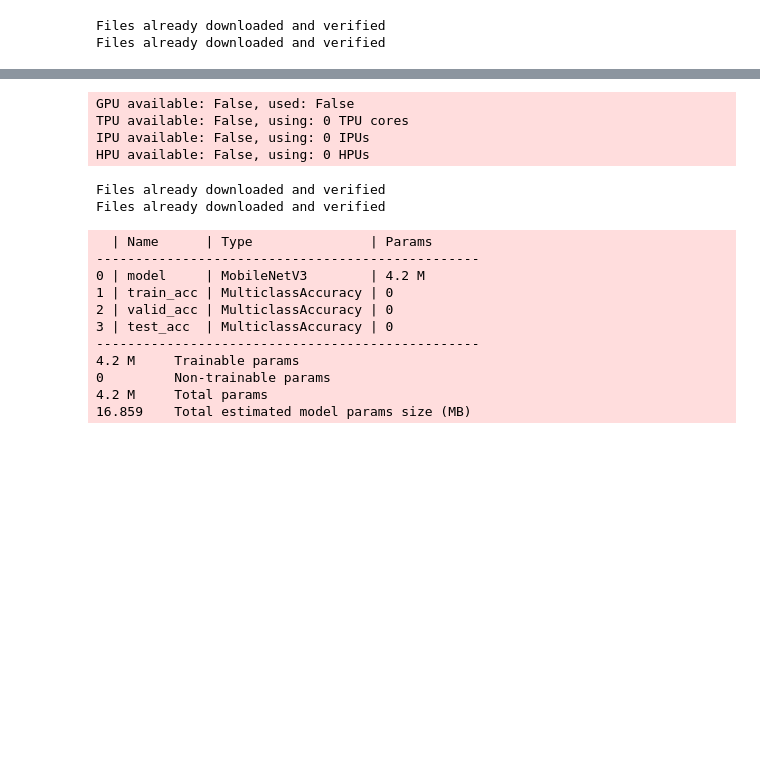
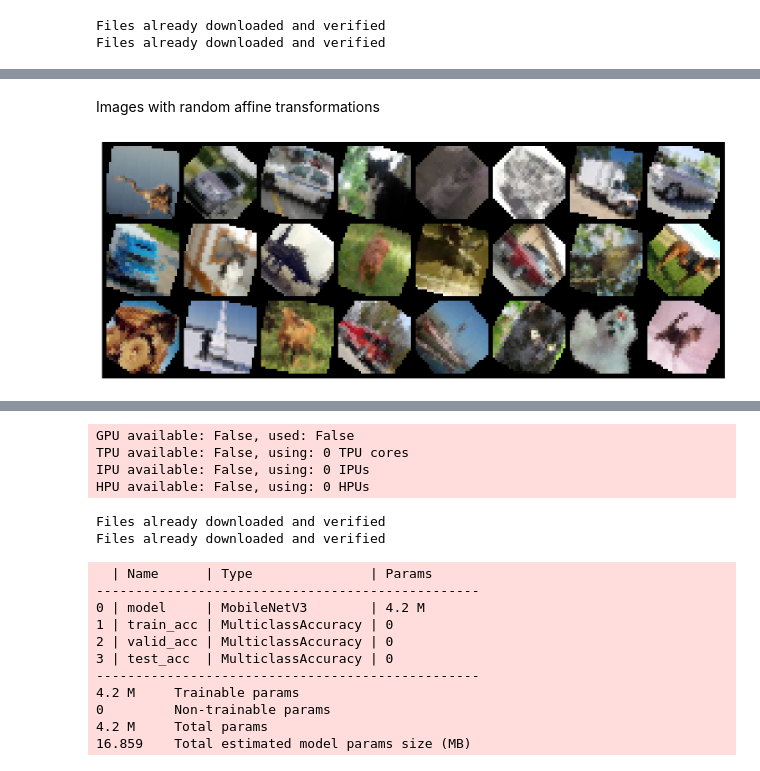
Before and after one commit to petrKantek/intro-to-ml-project, a Jupyter notebook: notebooks/mobilenet_model.ipynb, the cells around one changed output, grey strips where cells are left out. Drawn from its saved outputs; the diff is of its cells as text; code cells hidden in the pictures; blank space fills up the shorter version.

```diff
--- a/notebooks/mobilenet_model.ipynb
+++ b/notebooks/mobilenet_model.ipynb
@@ -215,0 +95,6 @@ Files already downloaded and verified
+# %% [markdown]
+Images with random affine transformations
+# %%
+show(make_grid(samples[0][:24]))
+# %% [output]
+[figure, added]
```
Also changed, not shown: parts of 26 cells of this notebook, 5 other files.
